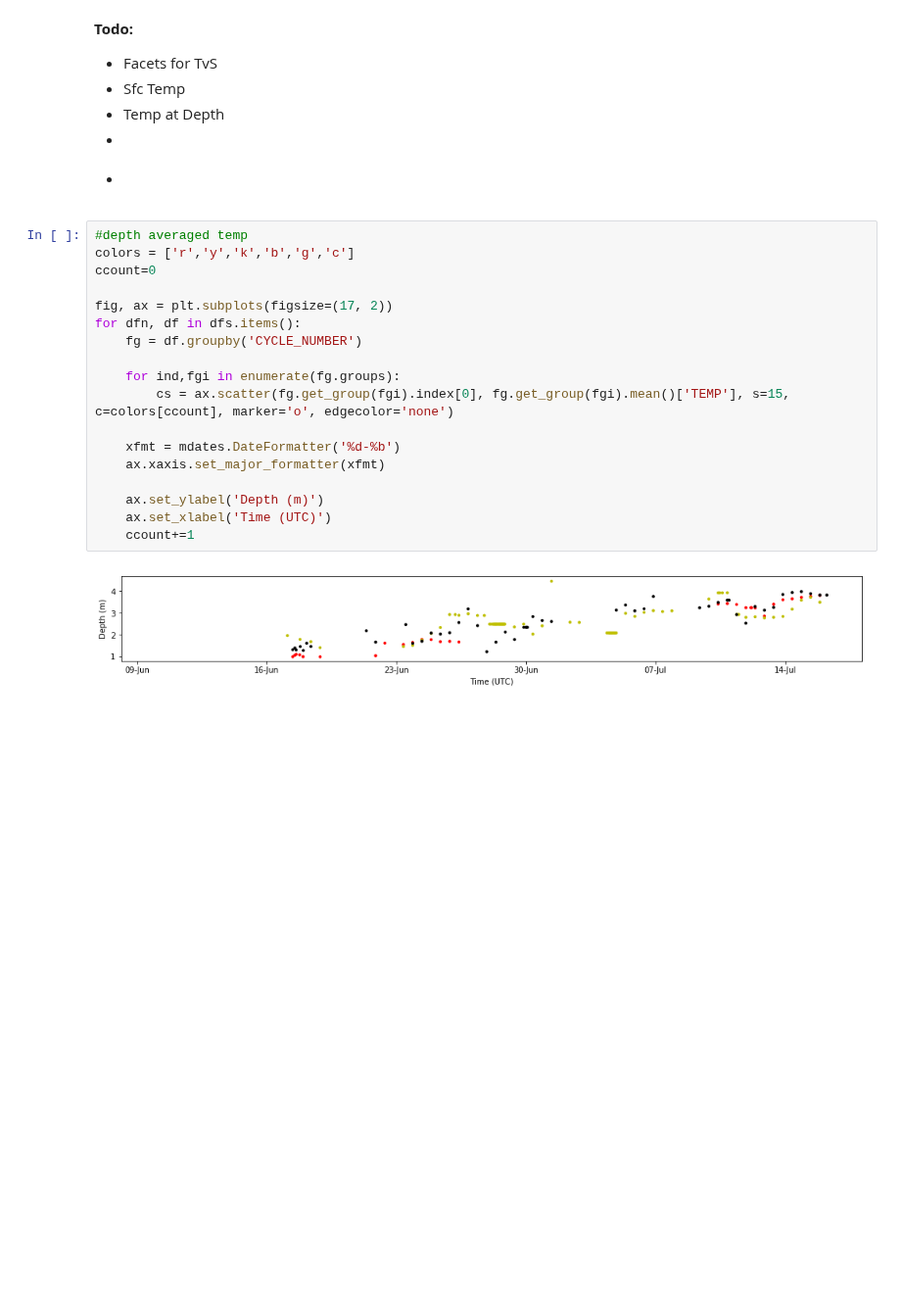
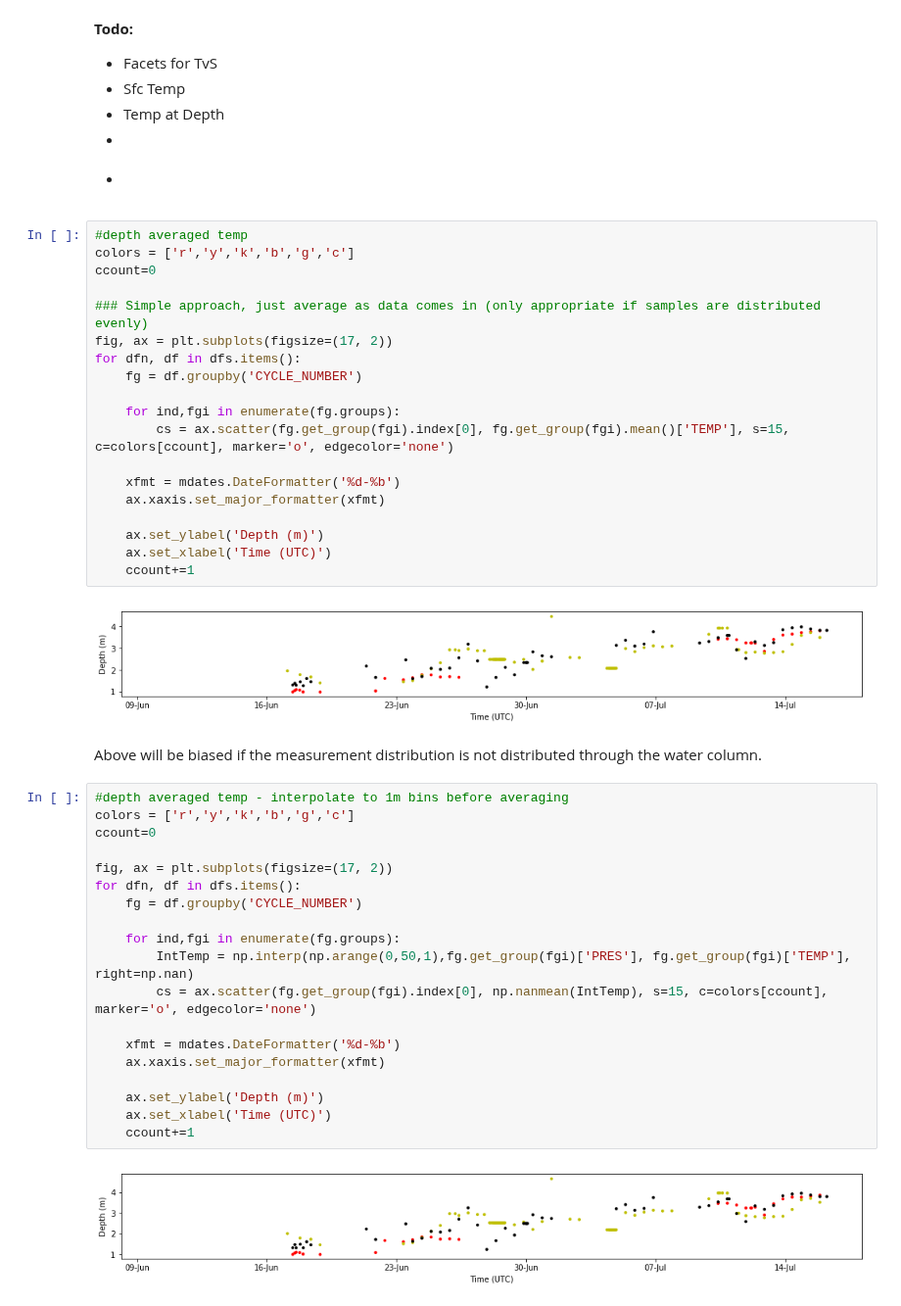
Before and after one commit to NOAA-PMEL/EcoFOCI_Jupyter_Notebooks, a Jupyter notebook: Arctic Heat/ERDDAPpy_PMEL_ALAMO_2018.ipynb, the cells around one changed output. Shown at 98% size. Drawn from its saved outputs; the diff is of its cells as text; blank space fills up the shorter version.

Commit message:
add depth averaged timeseries

```diff
--- a/Arctic Heat/ERDDAPpy_PMEL_ALAMO_2018.ipynb
+++ b/Arctic Heat/ERDDAPpy_PMEL_ALAMO_2018.ipynb
@@ -242,6 +242,7 @@ for dfn, df in dfs.items():
 colors = ['r','y','k','b','g','c']
 ccount=0
 
+### Simple approach, just average as data comes in (only appropriate if samples are distributed evenly)
 fig, ax = plt.subplots(figsize=(17, 2))
 for dfn, df in dfs.items():
     fg = df.groupby('CYCLE_NUMBER')
@@ -257,3 +258,26 @@ for dfn, df in dfs.items():
     ccount+=1
 # %% [output]
 [figure]
+# %% [markdown]
+Above will be biased if the measurement distribution is not distributed through the water column.
+# %%
+#depth averaged temp - interpolate to 1m bins before averaging
+colors = ['r','y','k','b','g','c']
+ccount=0
+
+fig, ax = plt.subplots(figsize=(17, 2))
+for dfn, df in dfs.items():
+    fg = df.groupby('CYCLE_NUMBER')
+
+    for ind,fgi in enumerate(fg.groups):
+        IntTemp = np.interp(np.arange(0,50,1),fg.get_group(fgi)['PRES'], fg.get_group(fgi)['TEMP'], right=np.nan)
+        cs = ax.scatter(fg.get_group(fgi).index[0], np.nanmean(IntTemp), s=15, c=colors[ccount], marker='o', edgecolor='none')
+
+    xfmt = mdates.DateFormatter('%d-%b')
+    ax.xaxis.set_major_formatter(xfmt)
+
+    ax.set_ylabel('Depth (m)')
+    ax.set_xlabel('Time (UTC)')
+    ccount+=1
+# %% [output]
+[figure, added]
```
Also changed, not shown: parts of 3 cells of this notebook, 2 other files.
